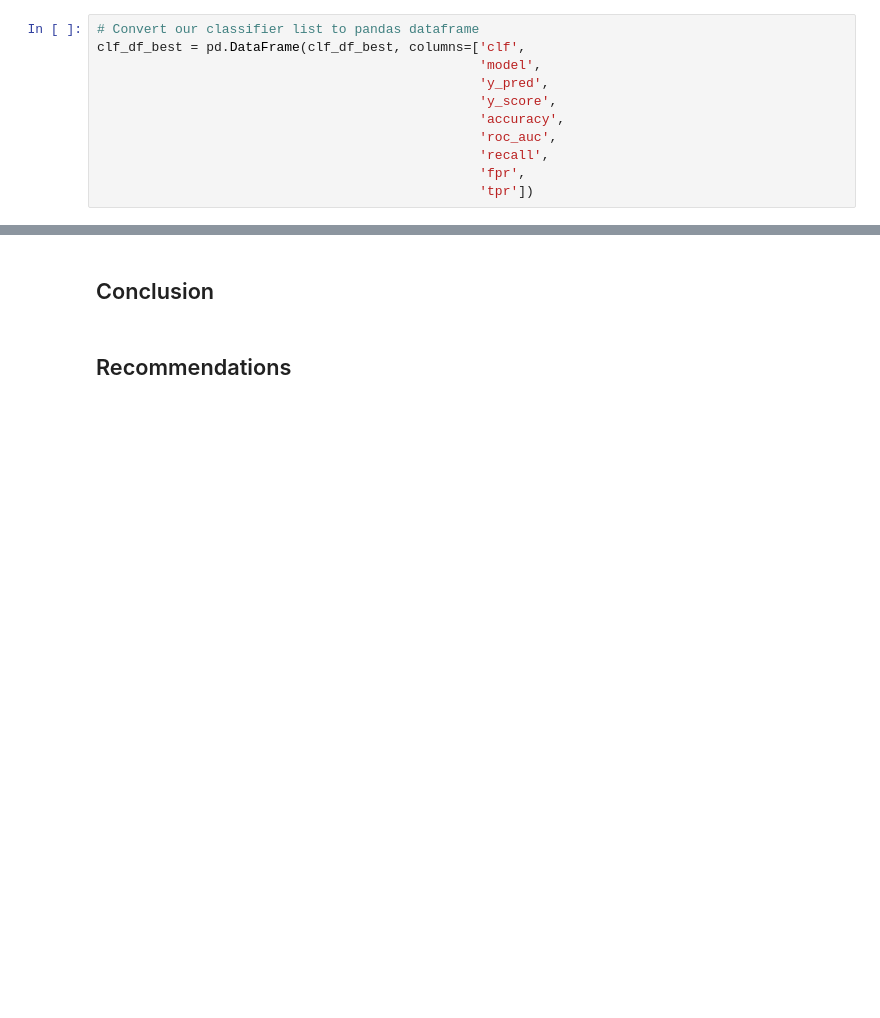
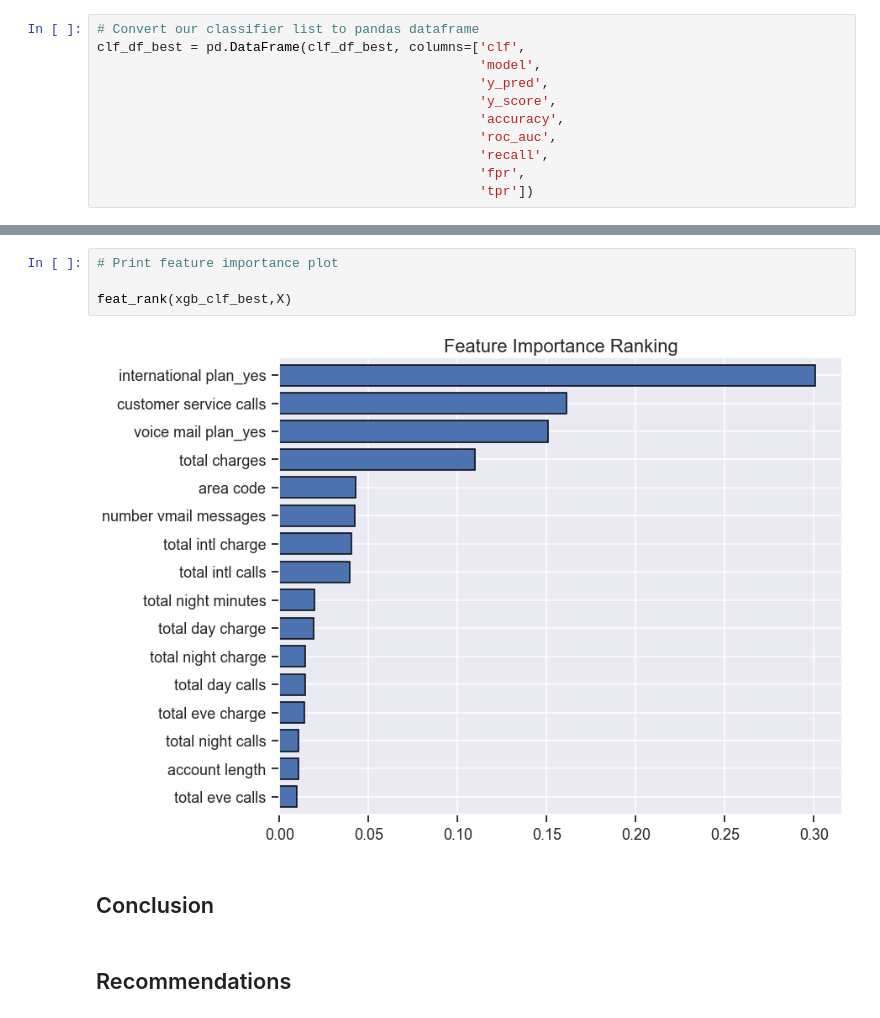
Before and after one commit to JessicaFB/Telecommunications-Churn-Prediction, a Jupyter notebook: churn_classifier.ipynb, the cells around one changed output, grey strips where cells are left out. Drawn from its saved outputs; the diff is of its cells as text; blank space fills up the shorter version.

```diff
--- a/churn_classifier.ipynb
+++ b/churn_classifier.ipynb
@@ -1253,4 +1212,10 @@ acc_df(clf_df_best)
 | Bagging Decision Tree | 0.85 | 0.87 | 0.90 |
+# %%
+# Print feature importance plot
+
+feat_rank(xgb_clf_best,X)
+# %% [output]
+[figure, added]
 # %% [markdown]
 ## Conclusion
 # %% [markdown]
```
Also changed, not shown: parts of 22 cells of this notebook, 1 other file.
